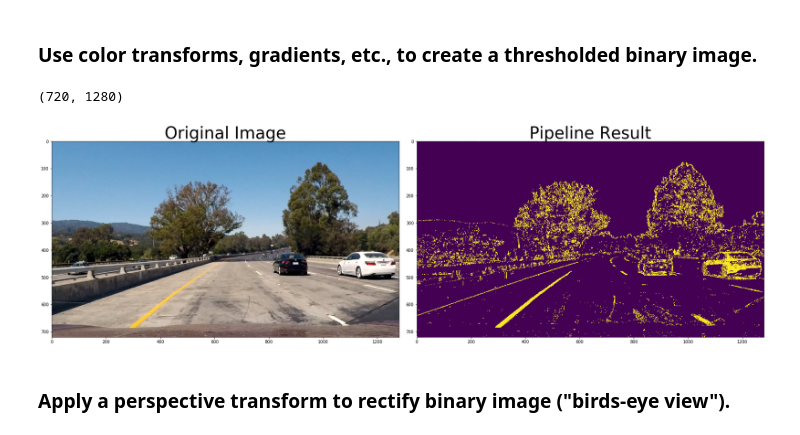
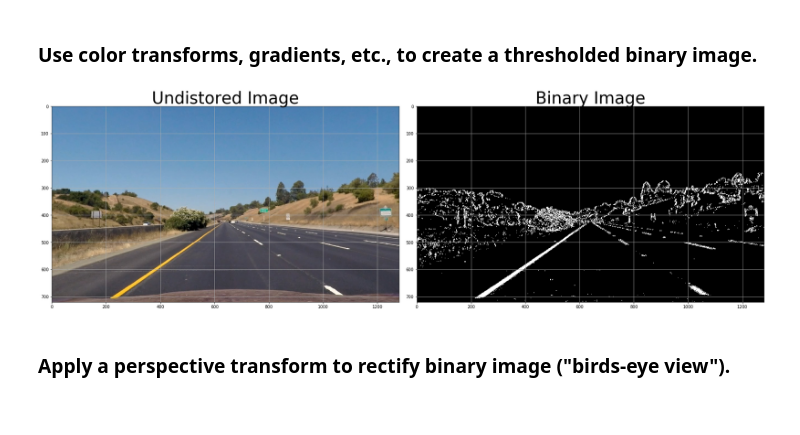
Before and after one commit to WangYuanMike/CarND-Advanced-Lane-Lines, a Jupyter notebook: advanced_lane_line.ipynb, the cells around one changed output. Saved outputs shown, nothing was run; the diff lists cells and outputs as text; code cells hidden in the pictures.

```diff
--- a/advanced_lane_line.ipynb
+++ b/advanced_lane_line.ipynb
@@ -60,28 +59,30 @@ import pickle
 %matplotlib inline
 
 # Test undistortion on an image
-img = cv2.imread('camera_cal/calibration1.jpg')
+#img = cv2.imread('camera_cal/calibration1.jpg')
+img = cv2.imread('test_images/straight_lines1.jpg')
 img_size = (img.shape[1], img.shape[0])
 
 # Do camera calibration given object points and image points
 ret, mtx, dist, rvecs, tvecs = cv2.calibrateCamera(objpoints, imgpoints, img_size,None,None)
 
 # Undistort an image
-dst = cv2.undistort(img, mtx, dist, None, mtx)
-cv2.imwrite('camera_cal/undist_calibration1.jpg',dst)
+undist_img = cv2.undistort(img, mtx, dist, None, mtx)
+#cv2.imwrite('camera_cal/undist_calibration1.jpg',dst)
 
 # Save the camera calibration result for later use (we won't worry about rvecs / tvecs)
 dist_pickle = {}
 dist_pickle["mtx"] = mtx
 dist_pickle["dist"] = dist
 pickle.dump( dist_pickle, open( "camera_cal/dist_pickle.p", "wb" ) )
-#dst = cv2.cvtColor(dst, cv2.COLOR_BGR2RGB)
 
 # Visualize undistortion
+img = cv2.cvtColor(img, cv2.COLOR_BGR2RGB)
+undist_img = cv2.cvtColor(undist_img, cv2.COLOR_BGR2RGB)
 f, (ax1, ax2) = plt.subplots(1, 2, figsize=(20,10))
 ax1.imshow(img)
 ax1.set_title('Original Image', fontsize=30)
-ax2.imshow(dst)
+ax2.imshow(undist_img)
 ax2.set_title('Undistorted Image', fontsize=30)
 # %% [output]
 <matplotlib.text.Text at 0x...>
@@ -91,7 +92,7 @@ ax2.set_title('Undistorted Image', fontsize=30)
 # %%
 import matplotlib.image as mpimg
 
-image = mpimg.imread('test_images/test1.jpg')
+#image = mpimg.imread('test_images/test1.jpg')
 
 # Edit this function to create your own pipeline.
 def pipeline(img, s_thresh=(170, 255), sx_thresh=(20, 100)):
@@ -99,44 +100,43 @@ def pipeline(img, s_thresh=(170, 255), sx_thresh=(20, 100)):
 
     # Convert to HLS color space and separate the V channel
     hls = cv2.cvtColor(img, cv2.COLOR_RGB2HLS).astype(np.float)
     l_channel = hls[:,:,1]
     s_channel = hls[:,:,2]
 
     # Sobel x
     sobelx = cv2.Sobel(l_channel, cv2.CV_64F, 1, 0) # Take the derivative in x
     abs_sobelx = np.absolute(sobelx) # Absolute x derivative to accentuate lines away from horizontal
     scaled_sobel = np.uint8(255*abs_sobelx/np.max(abs_sobelx))
 
     # Threshold x gradient
     sxbinary = np.zeros_like(scaled_sobel)
     sxbinary[(scaled_sobel >= sx_thresh[0]) & (scaled_sobel <= sx_thresh[1])] = 1
 
     # Threshold color channel
     s_binary = np.zeros_like(s_channel)
     s_binary[(s_channel >= s_thresh[0]) & (s_channel <= s_thresh[1])] = 1
 
     # Combine the two binary thresholds
-    combined_binary = np.zeros_like(sxbinary)
-    combined_binary[(s_binary == 1) | (sxbinary == 1)] = 1
-
-    print(np.shape(combined_binary))
-
+    binary = np.zeros_like(sxbinary)
+    binary[(s_binary == 1) | (sxbinary == 1)] = 1
+    combined_binary = 255 * np.dstack((binary, binary, binary)).astype('uint8')
     return combined_binary
 
-result = pipeline(image)
+binary_img = pipeline(undist_img)
 
 # Plot the result
 f, (ax1, ax2) = plt.subplots(1, 2, figsize=(24, 9))
 f.tight_layout()
 
-ax1.imshow(image)
-ax1.set_title('Original Image', fontsize=40)
+ax1.imshow(undist_img)
+ax1.set_title('Undistored Image', fontsize=40)
+ax1.grid()
 
-ax2.imshow(result)
-ax2.set_title('Pipeline Result', fontsize=40)
+ax2.imshow(binary_img)
+ax2.set_title('Binary Image', fontsize=40)
+ax2.grid()
 plt.subplots_adjust(left=0., right=1, top=0.9, bottom=0.)
 # %% [output]
-(720, 1280)
-[figure, old version]
+[figure, new version]
 # %% [markdown]
 ### Apply a perspective transform to rectify binary image ("birds-eye view").
```
Also changed, not shown: parts of 4 cells of this notebook.
